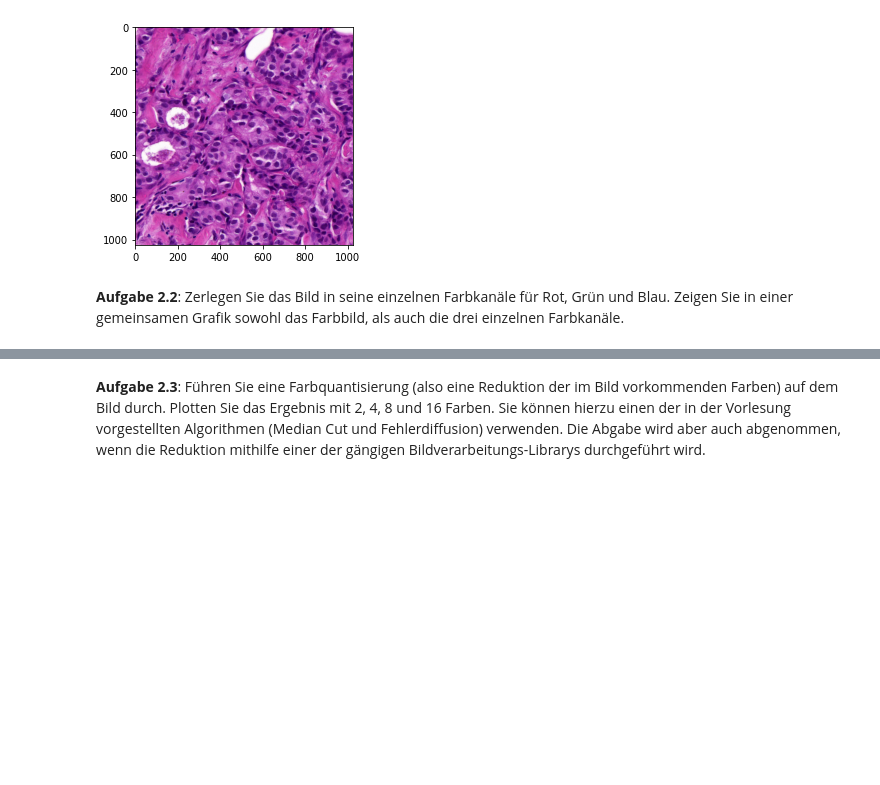
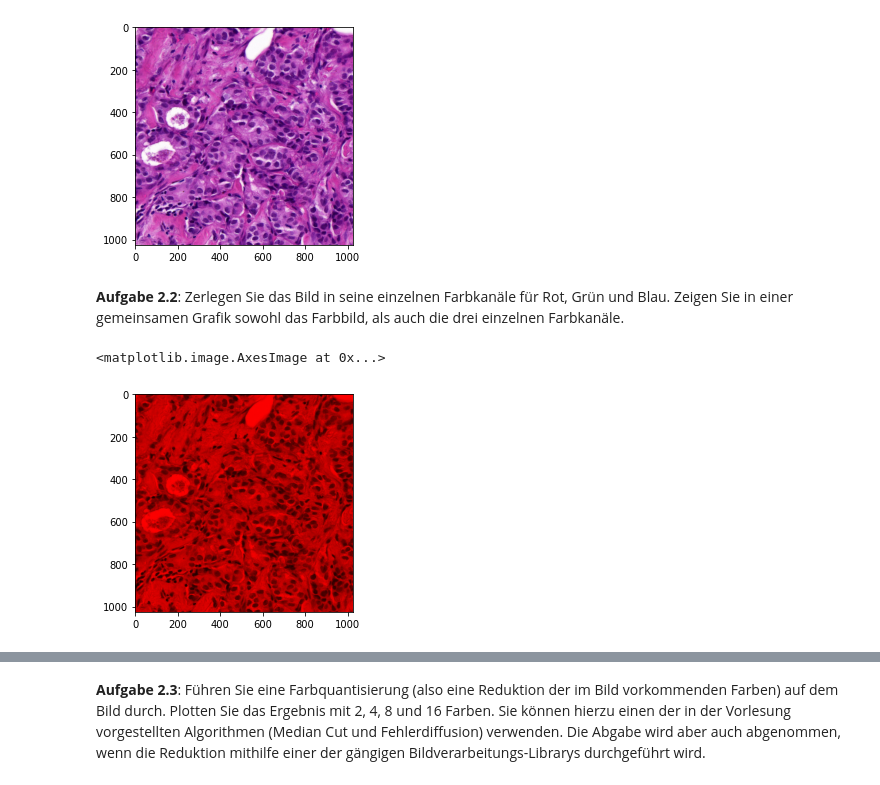
Before and after one commit to Jonalismus/Beleg_1_Bildverarbeitung, a Jupyter notebook: MBV - Bilddateien Bilddarstellung und Diskretisierung.ipynb, the cells around one changed output, grey strips where cells are left out. Drawn from its saved outputs; the diff is of its cells as text; code cells hidden in the pictures; blank space fills up the shorter version.

```diff
--- a/MBV - Bilddateien Bilddarstellung und Diskretisierung.ipynb
+++ b/MBV - Bilddateien Bilddarstellung und Diskretisierung.ipynb
@@ -130,0 +129,27 @@ plt.imshow(mamma2)
+# %%
+# 2.2
+import cv2
+import numpy as np
+from matplotlib import pyplot as plt
+
+filename = "mamma_tissue.png"
+img = cv2.imread(filename)
+b,g,r = cv2.split(img)       # get b,g,r
+rgb_img = cv2.merge([r,g,b])
+plt.imshow(rgb_img)
+
+x,y,z = np.shape(img) #Get the size of three dimsnional matrix rgb_img
+red = np.zeros((x,y,z),dtype=int) # Declare three new matrixes corresponding to each color with size as of original image or matrix
+green = np.zeros((x,y,z),dtype=int)
+blue = np.zeros((x,y,z),dtype=int)
+for i in range(0,x): # Iterate for ‘x’ and ‘y’ axis (2 Dimesnions) to populate values in respective matrixe
+    for j in range(0,y):
+        red[i][j][0] = rgb_img[i][j][0] #Populate first Value in Red
+        green[i][j][1]= rgb_img[i][j][1] #Populate second value in Green
+        blue[i][j][2] = rgb_img[i][j][2] #Populae third value in Blue
+
+cv2.imwrite('red.jpg',red)
+plt.imshow(red)
+# %% [output]
+<matplotlib.image.AxesImage at 0x...>
+[figure, added]
```
Also changed, not shown: parts of 5 cells of this notebook, 4 other files.
